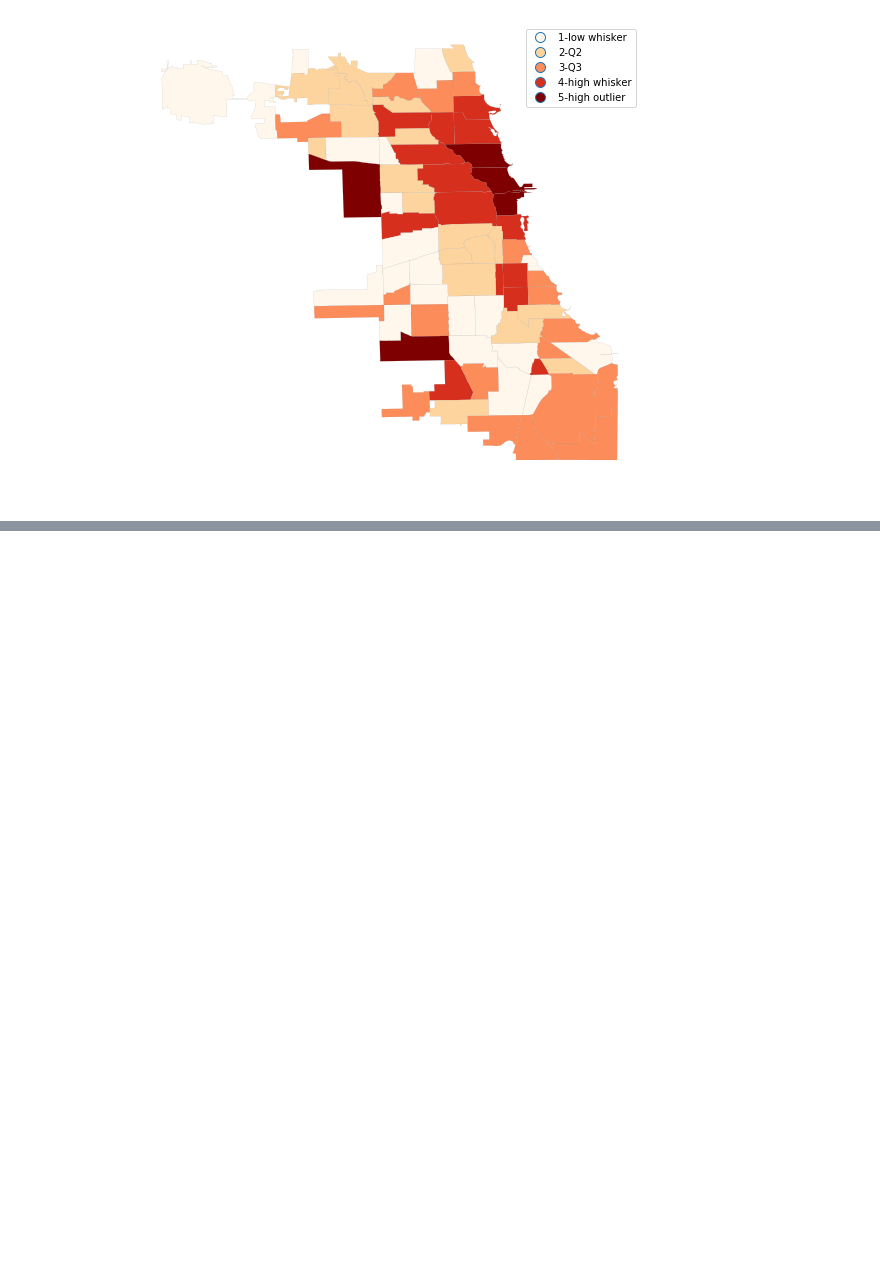
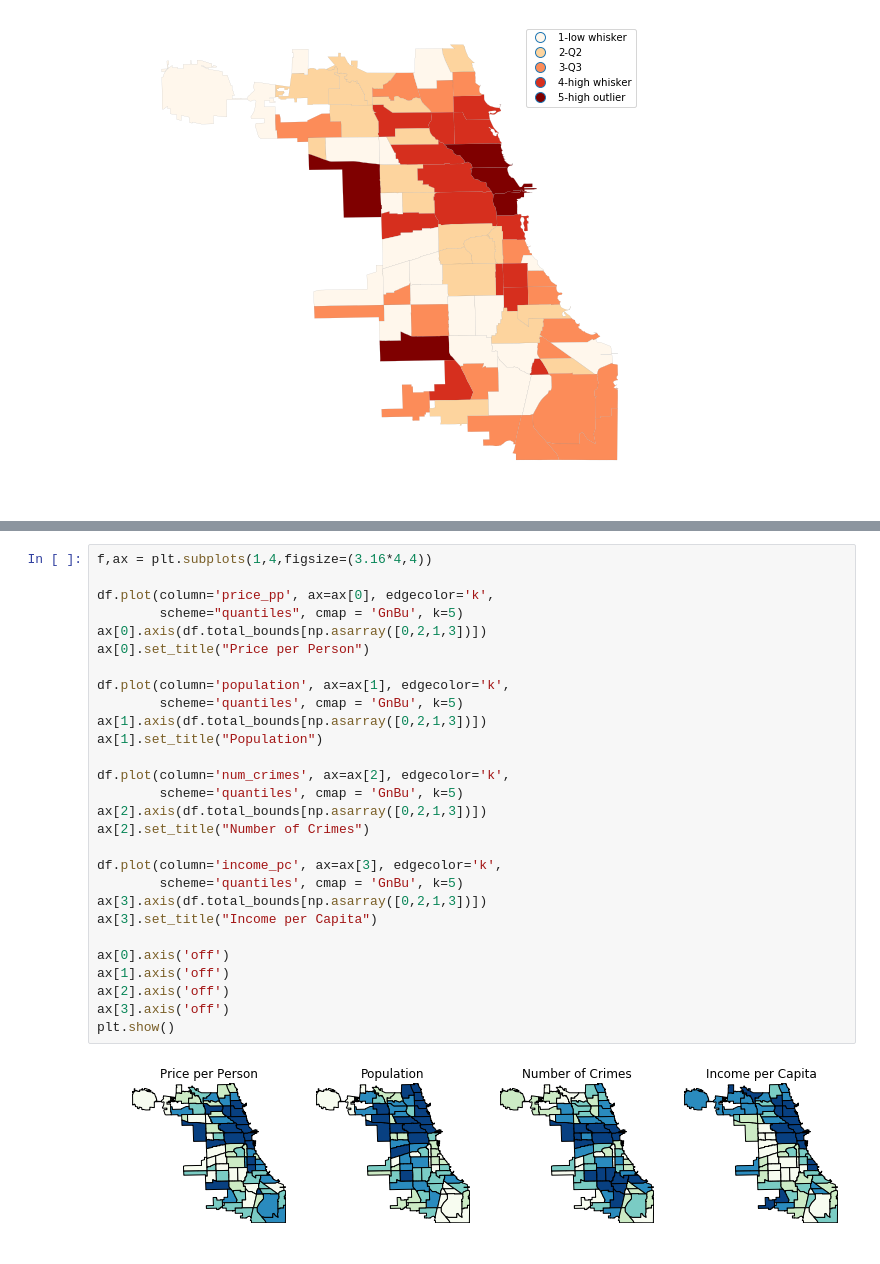
Before and after one commit to zahad-a-s/GIS-3, a Jupyter notebook: Lab3.ipynb, the cells around one changed output, grey strips where cells are left out. Cells and saved outputs as stored; diff of their text form; blank space fills up the shorter version.

```diff
--- a/Lab3.ipynb
+++ b/Lab3.ipynb
@@ -265,0 +290,30 @@ plt.show()
+# %%
+f,ax = plt.subplots(1,4,figsize=(3.16*4,4))
+
+df.plot(column='price_pp', ax=ax[0], edgecolor='k',
+        scheme="quantiles", cmap = 'GnBu', k=5)
+ax[0].axis(df.total_bounds[np.asarray([0,2,1,3])])
+ax[0].set_title("Price per Person")
+
+df.plot(column='population', ax=ax[1], edgecolor='k',
+        scheme='quantiles', cmap = 'GnBu', k=5)
+ax[1].axis(df.total_bounds[np.asarray([0,2,1,3])])
+ax[1].set_title("Population")
+
+df.plot(column='num_crimes', ax=ax[2], edgecolor='k',
+        scheme='quantiles', cmap = 'GnBu', k=5)
+ax[2].axis(df.total_bounds[np.asarray([0,2,1,3])])
+ax[2].set_title("Number of Crimes")
+
+df.plot(column='income_pc', ax=ax[3], edgecolor='k',
+        scheme='quantiles', cmap = 'GnBu', k=5)
+ax[3].axis(df.total_bounds[np.asarray([0,2,1,3])])
+ax[3].set_title("Income per Capita")
+
+ax[0].axis('off')
+ax[1].axis('off')
+ax[2].axis('off')
+ax[3].axis('off')
+plt.show()
+# %% [output]
+[figure, added]
```
Also changed, not shown: parts of 6 cells of this notebook.
